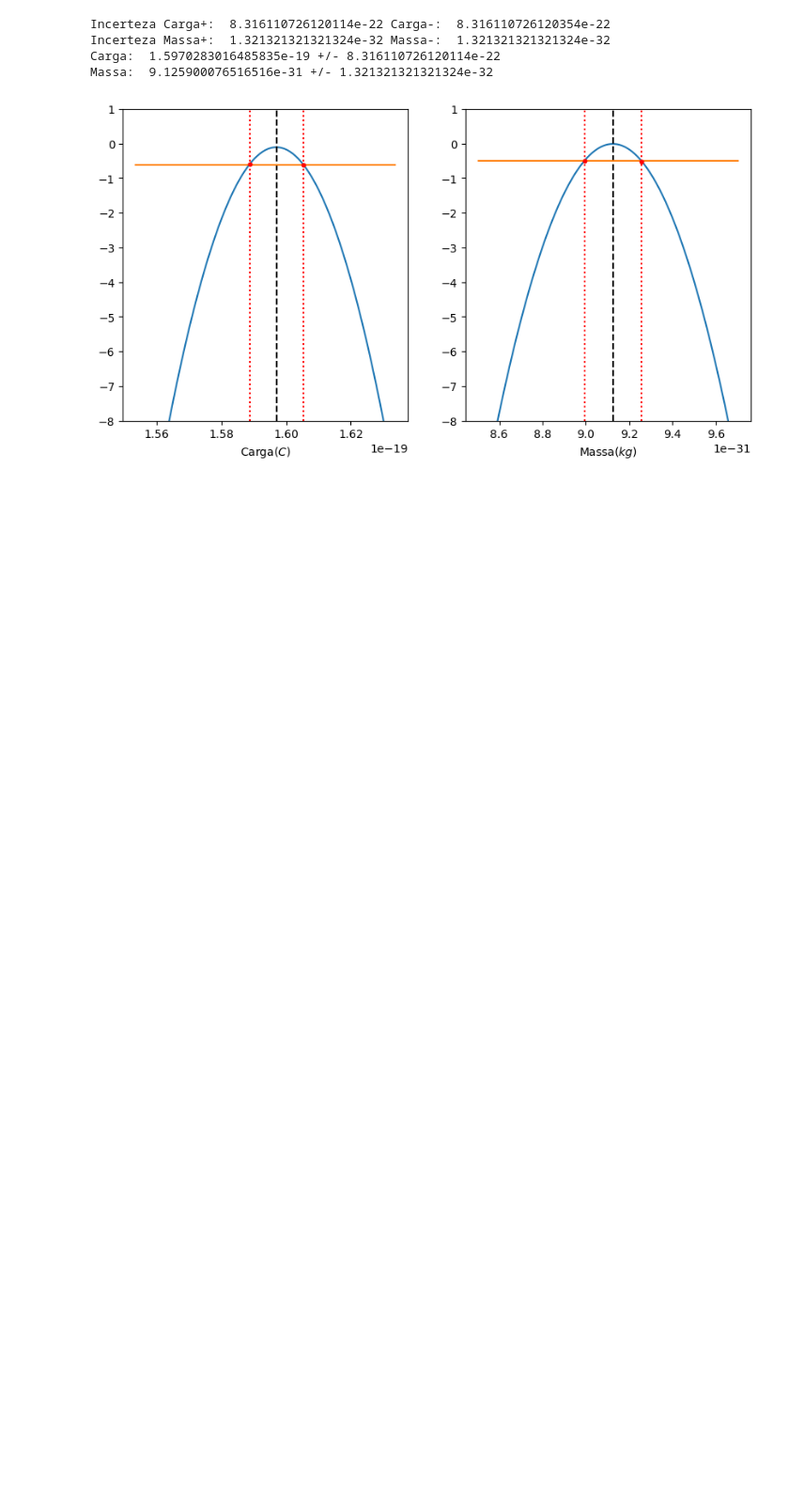
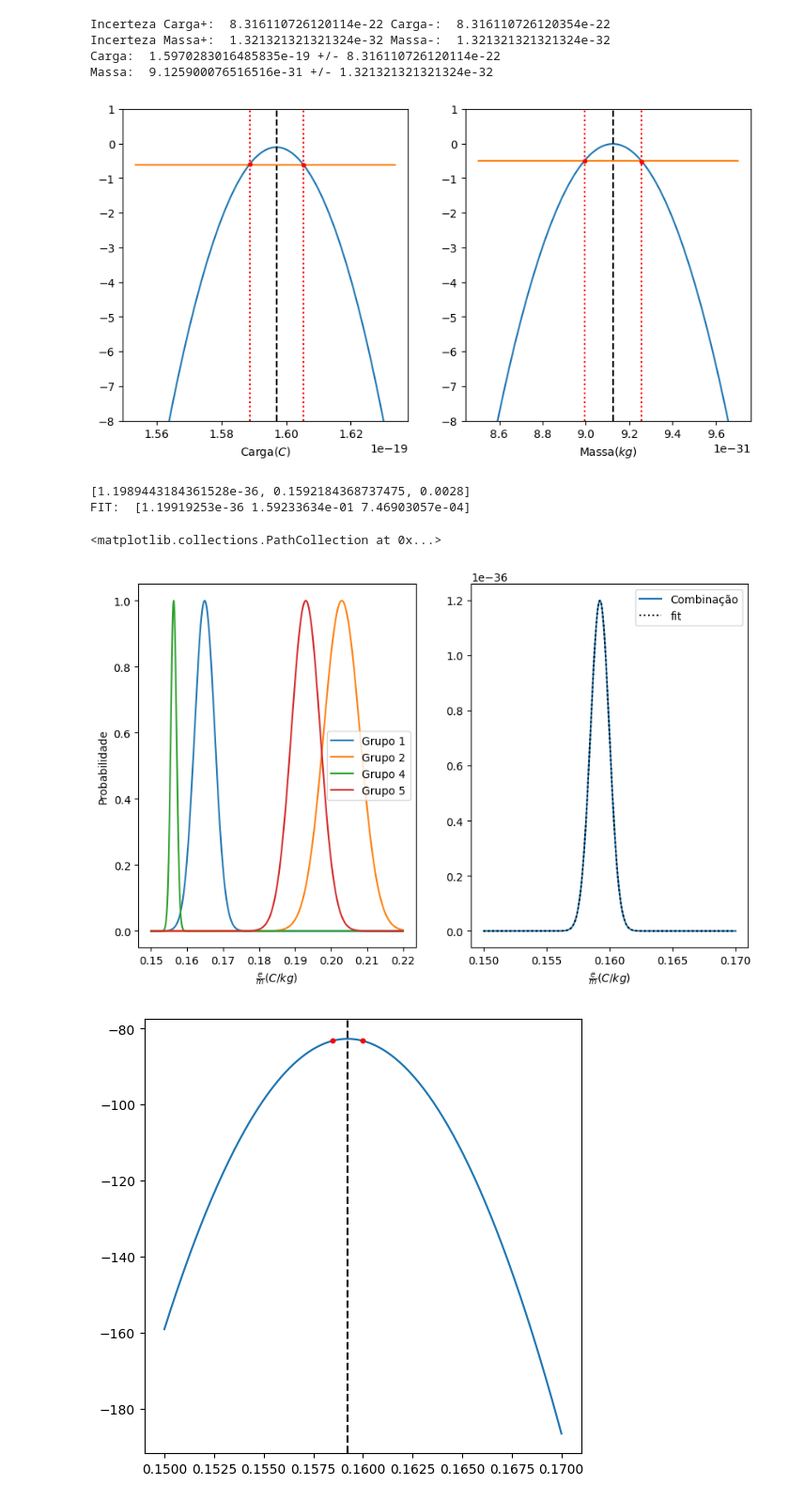
Before and after one commit to encarnacao/combinacao-lab1, a Jupyter notebook: Combination.ipynb, the cells around one changed output. Shown at 94% size. Cells and saved outputs as stored; diff of their text form; code cells hidden in the pictures; blank space fills up the shorter version.

```diff
--- a/Combination.ipynb
+++ b/Combination.ipynb
@@ -269,3 +295,47 @@ Incerteza Massa+:  1.321321321321324e-32 Massa-:  1.321321321321324e-32
 Carga:  1.5970283016485835e-19 +/- 8.316110726120114e-22
 Massa:  9.125900076516516e-31 +/- 1.321321321321324e-32
 [figure]
+# %%
+e_over_m = np.array([0.1649,0.203,0.1563,0.193])
+e_over_m_err = np.array([0.0028,0.005,0.0008,0.004])
+
+def combination(x):
+    y = 1
+    for i in range(len(e_over_m)):
+        y*=gaussian(x,e_over_m[i],e_over_m_err[i])
+    return y
+
+x = np.linspace(0.15,0.22,1000)
+fig, ax = plt.subplots(1,2,figsize=(10,6))
+for i in range(len(e_over_m)):
+    label = f'Grupo {i+1}' if i<=1 else f'Grupo {i+2}'
+    ax[0].plot(x,gaussian(x,e_over_m[i],e_over_m_err[i]), label=label)
+ax[0].legend()
+ax[0].set_xlabel(r'$\frac{e}{m} (C/kg)$')
+
+x_comb = np.linspace(0.15,0.17,500)
+guesses = [np.max(combination(x_comb)),x_comb[np.argmax(combination(x_comb))], e_over_m_err[0]]
+print(guesses)
+amax_eom, mean_eom, sigma_eom = fit(x_comb, combination, guesses)
+P_eom = lambda x: amax_eom*gaussian(x,mean_eom,sigma_eom)
+ax[1].plot(x_comb,combination(x_comb), label = "Combinação")
+ax[1].plot(x_comb, P_eom(x_comb) , "k:", label="fit")
+ax[1].legend()
+ax[1].set_xlabel(r'$\frac{e}{m} (C/kg)$')
+ax[0].set_ylabel("Probabilidade")
+
+fig, ax = plt.subplots(1,1,figsize=(6,6))
+
+logP_eom = np.log(combination(x_comb))
+logP_eom_line = np.array([np.max(logP_eom) - 0.5]*len(x_comb))
+idx_eom = np.argwhere(np.diff(np.sign(logP_eom - logP_eom_line))).flatten()
+ax.plot(x_comb,logP_eom)
+ax.plot(x_comb,logP_eom_line)
+ax.axvline(mean_eom,color='k',linestyle='--')
+ax.scatter(x_comb[idx_eom],logP_eom[idx_eom],color='r',marker='o',s=10, zorder=10)
+# %% [output]
+[1.1989443184361528e-36, 0.1592184368737475, 0.0028]
+FIT:  [1.19919253e-36 1.59233634e-01 7.46903057e-04]
+<matplotlib.collections.PathCollection at 0x...>
+[figure, added]
+[figure, added]
```
Also changed, not shown: parts of 3 cells of this notebook.
